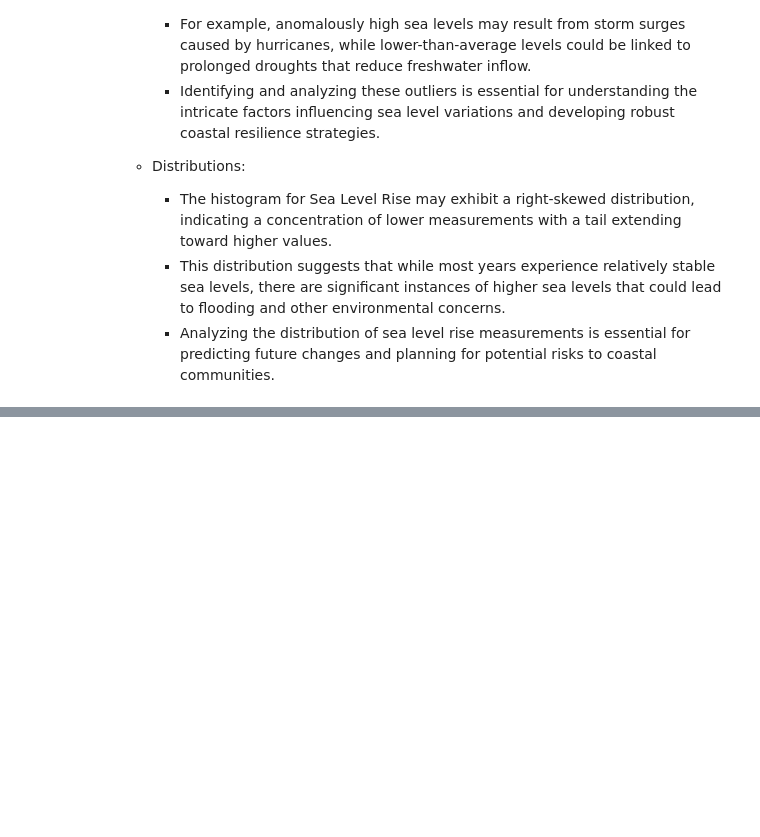
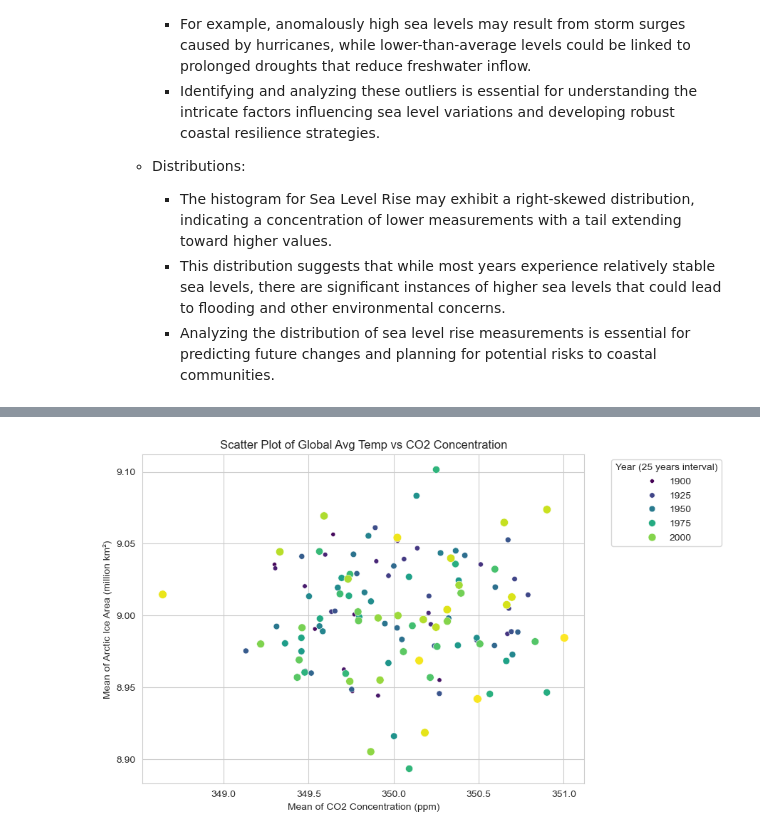
Before and after one commit to Omdena-NIC-Nepal/complete-eda-tensor, a Jupyter notebook: climate_eda.ipynb, the cells around one changed output, grey strips where cells are left out. Cells and saved outputs as stored; diff of their text form; code cells hidden in the pictures; blank space fills up the shorter version.

```diff
--- a/climate_eda.ipynb
+++ b/climate_eda.ipynb
@@ -476,0 +545,31 @@ plt.show()
+# %%
+# Scatter plot exploring relationship between CO2 concentration and Arctic ice area
+
+
+#Using SEABORN
+
+
+plt.figure(figsize=(8, 6))
+scatter = sns.scatterplot(
+    data= df_grouped_by_year,
+    x= meanCo2_concentration ,
+    y = meanArtic_ice_area  ,
+    hue= years,
+    palette='viridis',
+    size='Year',
+)
+
+# Add labels and title
+plt.xlabel('Mean of CO2 Concentration (ppm)')
+plt.ylabel('Mean of Arctic Ice Area (million km²)')
+plt.title('Scatter Plot of Global Avg Temp vs CO2 Concentration')
+
+# Show the legend with years
+plt.legend(title='Year (25 years interval)', bbox_to_anchor=(1.05, 1), loc='upper left')
+
+
+
+# Show the plot
+plt.show()
+# %% [output]
+[figure, added]
```
Also changed, not shown: parts of 4 cells of this notebook.
